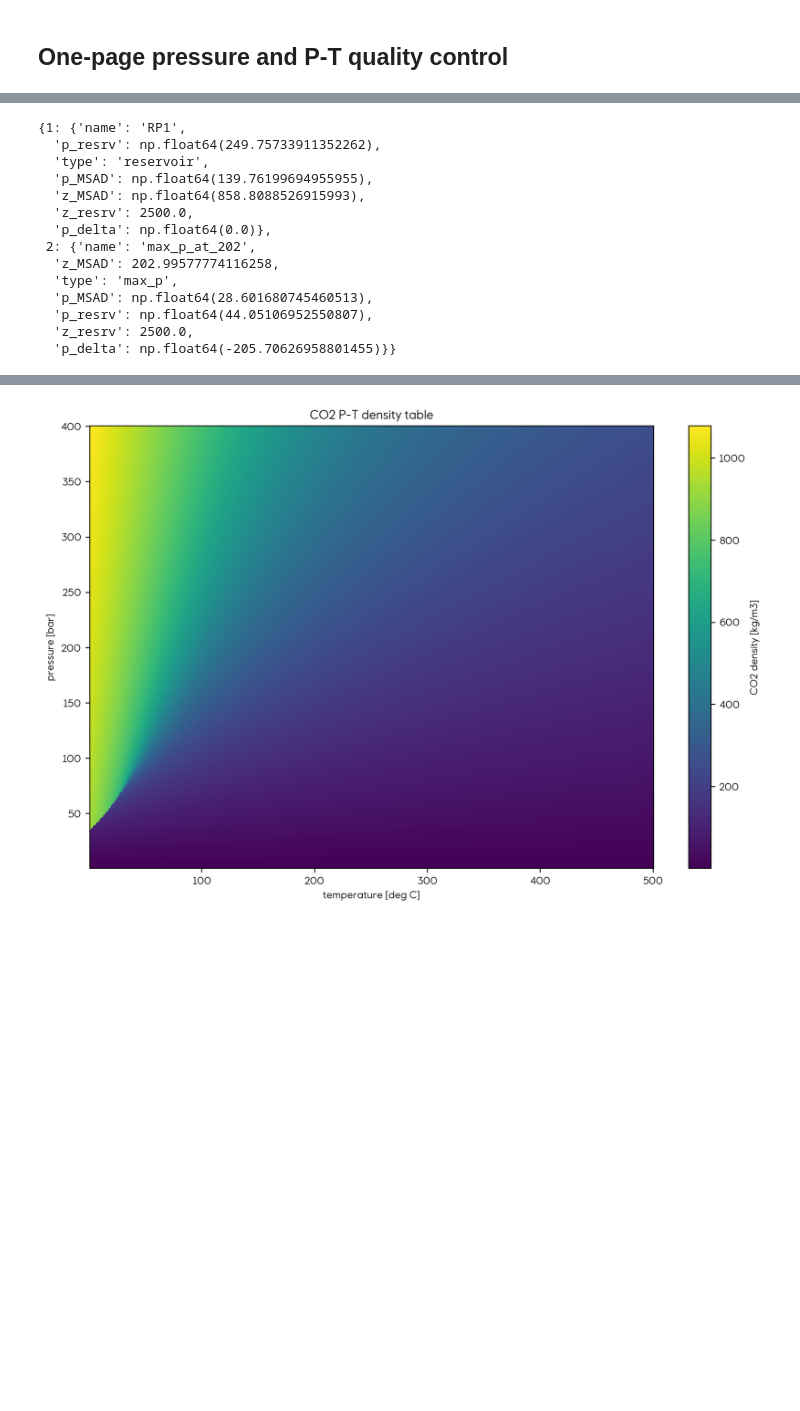
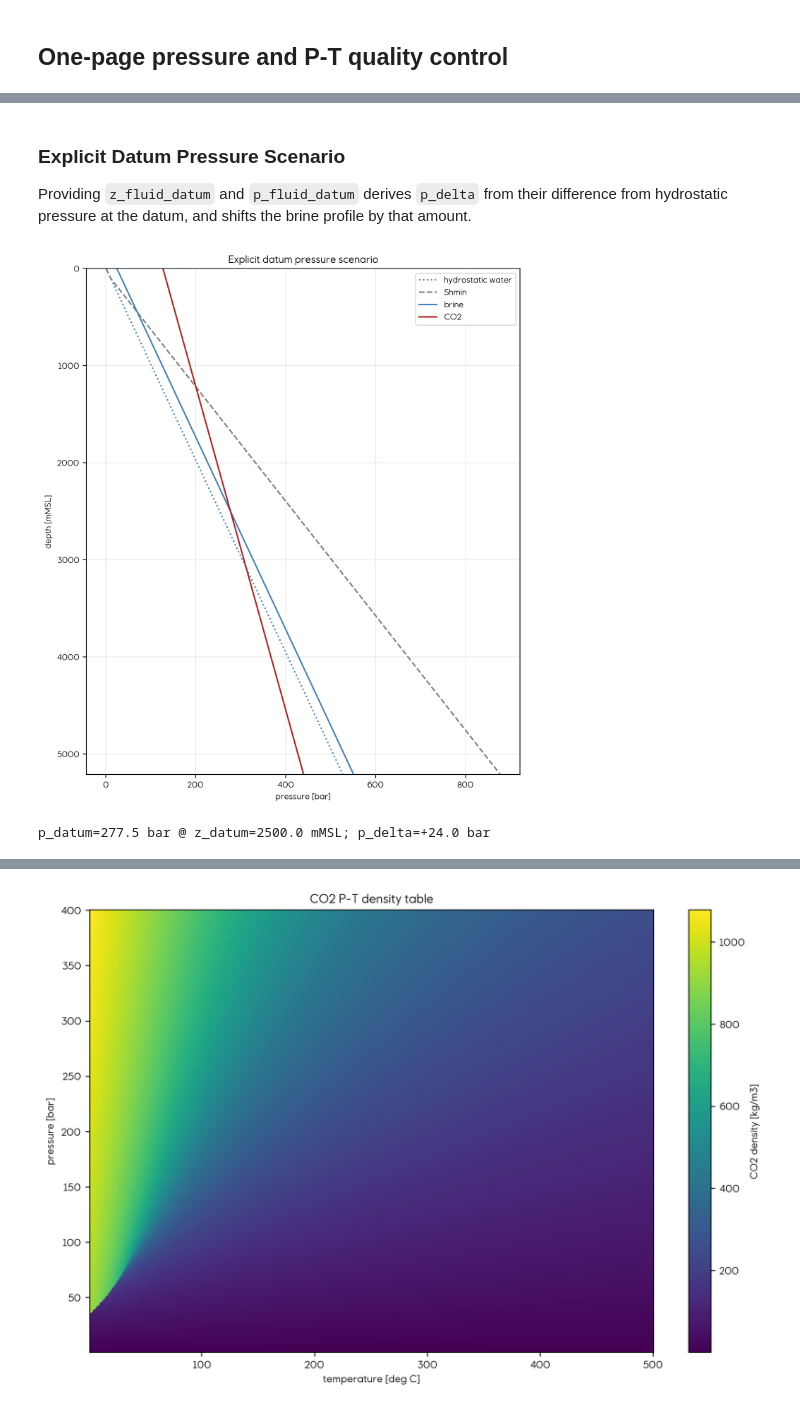
Before and after one commit to equinor/SCREEN, a Jupyter notebook: notebooks/01_wellclass.ipynb, the cells around one changed output, grey strips where cells are left out. Saved outputs shown, nothing was run; the diff lists cells and outputs as text; code cells hidden in the pictures; blank space fills up the shorter version.

```diff
--- a/notebooks/01_wellclass.ipynb
+++ b/notebooks/01_wellclass.ipynb
@@ -382,17 +380,37 @@ max_p_at_202: p_MSAD=28.6 bar @ z_MSAD=203.0 mMSL
-# %%
-pressure.scenarios
-# %% [output]
-{1: {'name': 'RP1',
-  'p_resrv': np.float64(249.75733911352262),
-  'type': 'reservoir',
-  'p_MSAD': np.float64(139.76199694955955),
-  'z_MSAD': np.float64(858.8088526915993),
-  'z_resrv': 2500.0,
-  'p_delta': np.float64(0.0)},
- 2: {'name': 'max_p_at_202',
-  'z_MSAD': 202.99577774116258,
-  'type': 'max_p',
-  'p_MSAD': np.float64(28.601680745460513),
-  'p_resrv': np.float64(44.05106952550807),
-  'z_resrv': 2500.0,
-  'p_delta': np.float64(-205.70626958801455)}}
+# %% [markdown]
+### Explicit Datum Pressure Scenario
+
+Providing `z_fluid_datum` and `p_fluid_datum` derives `p_delta` from their
+difference from hydrostatic pressure at the datum, and shifts the brine profile
+by that amount.
+# %%
+hydrostatic_at_datum = float(np.interp(2500.0, table.depth, table.hydrostatic_pressure))
+datum_overpressure = pressure.add_scenario(
+    'datum_overpressure',
+    z_fluid_datum=2500.0,
+    p_fluid_datum=hydrostatic_at_datum + 24.0,
+    fluid_gradient=0.06,
+)
+
+fig, ax = plt.subplots(figsize=(7, 8))
+ax.plot(table.hydrostatic_pressure, table.depth, color='steelblue', linestyle=':', label='hydrostatic water')
+ax.plot(table.min_horizontal_stress, table.depth, color='gray', linestyle='--', label='Shmin')
+ax.plot(datum_overpressure.brine_pressure, table.depth, color='steelblue', label='brine')
+ax.plot(datum_overpressure.fluid_pressure, table.depth, color='firebrick', label='CO2')
+ax.set_title('Explicit datum pressure scenario')
+ax.set_xlabel('pressure [bar]')
+ax.set_ylabel('depth [mMSL]')
+ax.set_ylim(0, float(table.depth.max()))
+ax.invert_yaxis()
+ax.grid(alpha=0.25)
+ax.legend()
+fig.tight_layout()
+plt.show()
+
+print(
+    f'p_datum={datum_overpressure.p_fluid_datum:.1f} bar @ z_datum={datum_overpressure.z_fluid_datum:.1f} mMSL; '
+    f'p_delta={datum_overpressure.p_delta:+.1f} bar'
+)
+# %% [output]
+[figure, added]
+p_datum=277.5 bar @ z_datum=2500.0 mMSL; p_delta=+24.0 bar
```
Also changed, not shown: parts of 4 cells of this notebook, 3 other files.
